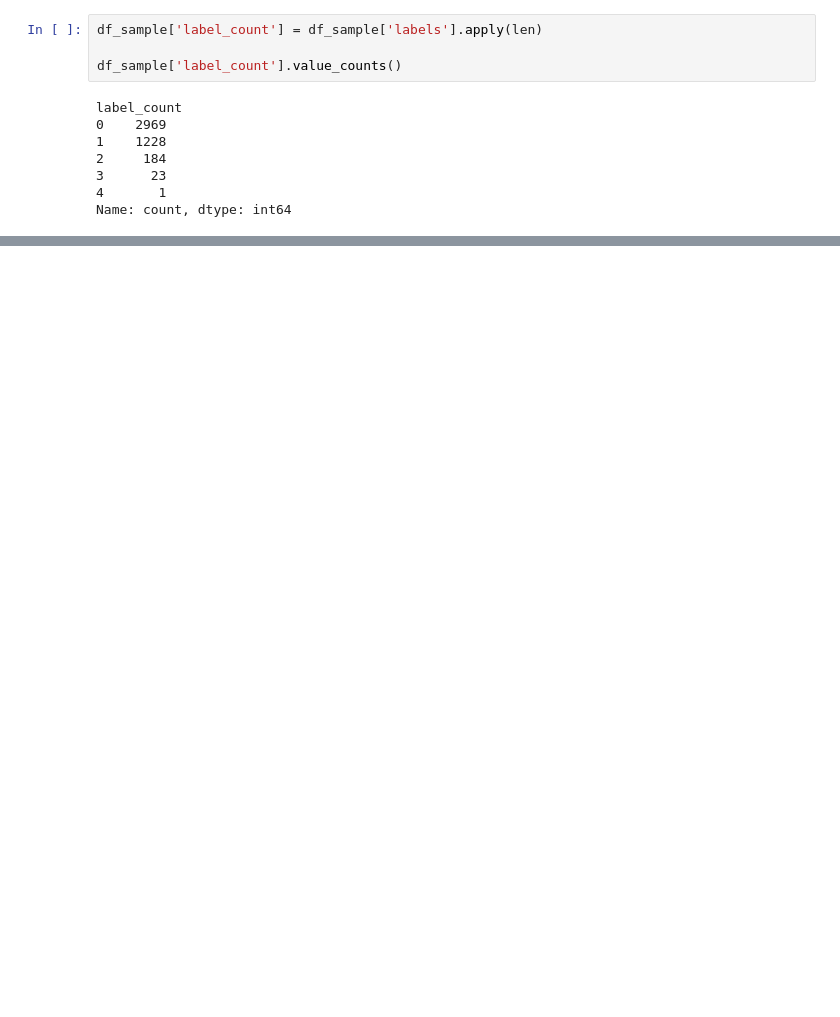
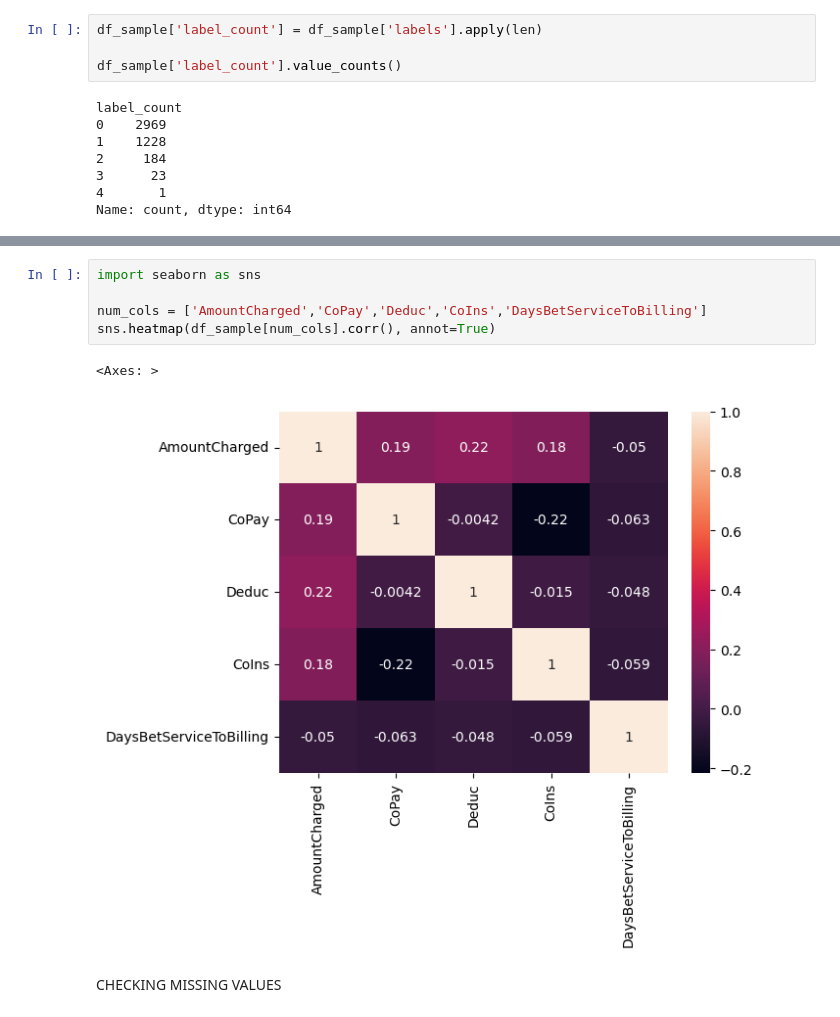
Before and after one commit to Sreeja1331/checkpoint4, a Jupyter notebook: multi_label.ipynb, the cells around one changed output, grey strips where cells are left out. Cells and saved outputs as stored; diff of their text form; blank space fills up the shorter version.

```diff
--- a/multi_label.ipynb
+++ b/multi_label.ipynb
@@ -234,0 +297,10 @@ See the caveats in the documentation: https://pandas.pydata.org/pandas-docs/stab
+# %%
+import seaborn as sns
+
+num_cols = ['AmountCharged','CoPay','Deduc','CoIns','DaysBetServiceToBilling']
+sns.heatmap(df_sample[num_cols].corr(), annot=True)
+# %% [output]
+<Axes: >
+[figure, added]
+# %% [markdown]
+CHECKING MISSING VALUES
```
Also changed, not shown: parts of 150 cells of this notebook, 2 other files.
